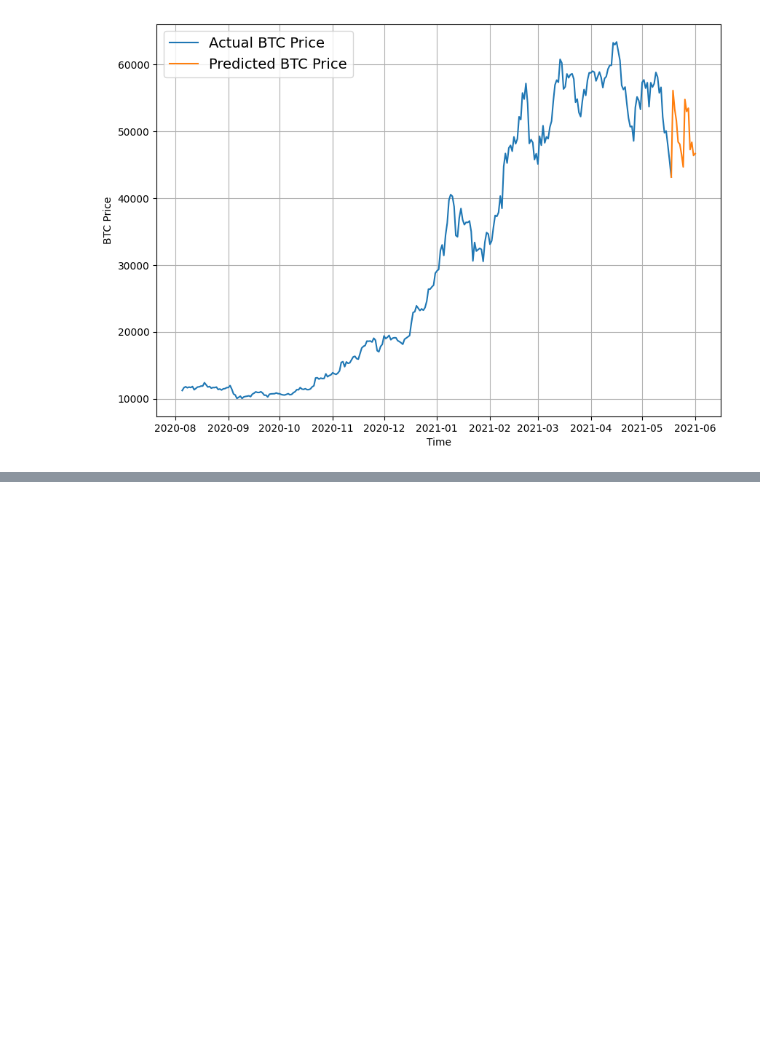
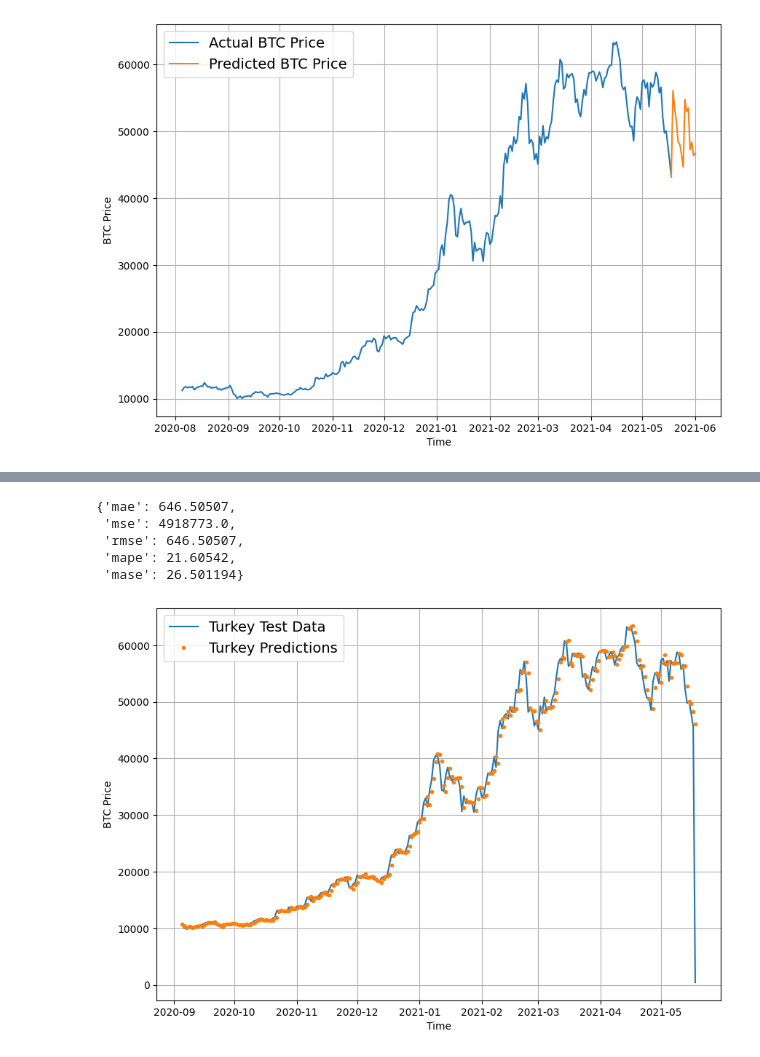
Before and after one commit to ntshtn/Tensorflow_Deep_Learning, a Jupyter notebook: 10_time_series_forecasting_with_tensorflow.ipynb, the cells around one changed output, grey strips where cells are left out. Drawn from its saved outputs; the diff is of its cells as text; code cells hidden in the pictures; blank space fills up the shorter version.

Commit message:
Adding model 10

```diff
--- a/10_time_series_forecasting_with_tensorflow.ipynb
+++ b/10_time_series_forecasting_with_tensorflow.ipynb
@@ -2106,0 +2146,8 @@ plot_time_series(next_time_steps, future_forecast, format="-", label="Predicted
+# %%
+HORIZON = 1
+WINDOW_SIZE = 7
+# %%
+# Create train and test set
+full_windows, full_labels = make_windows(np.array(btc_price_turkey), window_size=WINDOW_SIZE)
+X_train, X_test, y_train, y_test = make_train_test_split(full_windows, full_labels)
+len(X_train), len(X_test), len(y_train), len(y_test)
@@ -2106,0 +2187,4 @@ plot_time_series(next_time_steps, future_forecast, format="-", label="Predicted
+# %%
+# Load best model and evaluate
+turkey_model = tf.keras.models.load_model("/content/model_experiments/model_10_turkey_model.keras")
+turkey_model.evaluate(X_test, y_test)
@@ -2106,0 +2194,4 @@ plot_time_series(next_time_steps, future_forecast, format="-", label="Predicted
+# %%
+# Make predictions with turkey model
+turkey_preds = make_preds(model=turkey_model, input_data=X_test)
+turkey_preds[:10]
@@ -2106,0 +2203,24 @@ plot_time_series(next_time_steps, future_forecast, format="-", label="Predicted
+# %%
+turkey_results = evaluate_pred(y_true=y_test,
+                               y_pred=turkey_preds)
+turkey_results
+# %% [output]
+{'mae': 646.50507,
+ 'mse': 4918773.0,
+ 'rmse': 646.50507,
+ 'mape': 21.60542,
+ 'mase': 26.501194}
+# %%
+plt.figure(figsize=(10, 7))
+offset = 300
+plot_time_series(timesteps=btc_timesteps_turkey[-len(X_test):],
+                 values=btc_price_turkey[-len(X_test):],
+                 format="-",
+                 label="Turkey Test Data",
+                 start=offset)
+plot_time_series(timesteps=btc_timesteps_turkey[-len(X_test):],
+                 values=turkey_preds,
+                 label="Turkey Predictions",
+                 start=offset)
+# %% [output]
+[figure, added]
```
Also changed, not shown: parts of 15 cells of this notebook.
